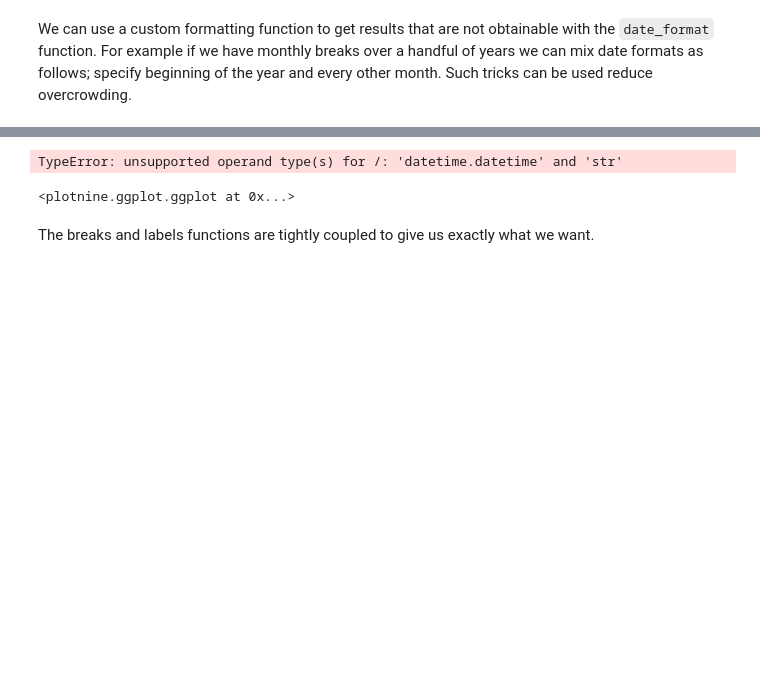
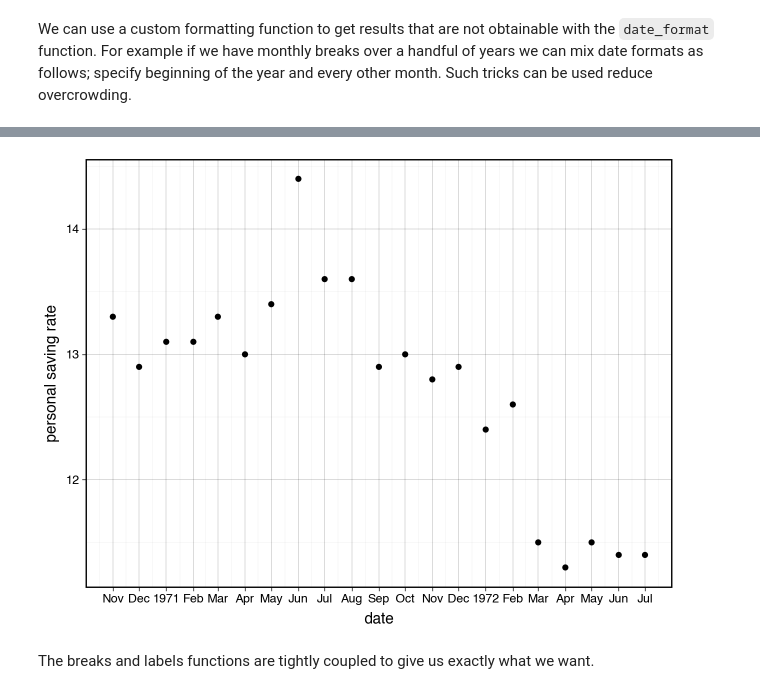
Before and after one commit to has2k1/plotnine-examples, a Jupyter notebook: plotnine_examples/tutorials/miscellaneous-manipulating-date-breaks-and-date-labels.ipynb, the cells around one changed output, grey strips where cells are left out. Cells and saved outputs as stored; diff of their text form; code cells hidden in the pictures; blank space fills up the shorter version.

```diff
--- a/plotnine_examples/tutorials/miscellaneous-manipulating-date-breaks-and-date-labels.ipynb
+++ b/plotnine_examples/tutorials/miscellaneous-manipulating-date-breaks-and-date-labels.ipynb
@@ -135,5 +130,5 @@ We can fix that by wrapping `date_breaks` around a filtering function.
 # %%
-def custom_date_format3(breaks):
+def custom_date_label3(breaks):
     """
     Function to format the date
     """
@@ -144,38 +139,37 @@ def custom_date_format3(breaks):
             fmt = "%Y"
         else:
             fmt = "%b"
 
         res.append(date.strftime(x, fmt))
 
     return res
 
 
-def custom_date_breaks(width=None):
+def custom_breaks_date(width=None):
     """
     Create a function that calculates date breaks
 
     It delegates the work to `date_breaks`
     """
 
     def filter_func(limits):
-        breaks = date_breaks(width)(limits)
+        breaks = breaks_date_width(width)(limits)
         # filter
         return [x for x in breaks if x.month % 2]
 
     return filter_func
 
 
 (
     ggplot(economics.loc[40:60, :])
     + geom_point(aes("date", "psavert"))
     + scale_x_datetime(  # modified
-        breaks=custom_date_breaks("1 months"), labels=custom_date_format3
+        breaks=breaks_date_width("1 months"), labels=custom_date_label3
     )
     + labs(y="personal saving rate")
 )
 # %% [output]
-TypeError: unsupported operand type(s) for /: 'datetime.datetime' and 'str'
-<plotnine.ggplot.ggplot at 0x...>
+[figure, added]
 # %% [markdown]
 The breaks and labels functions are tightly coupled to give us exactly what we want.
 # %% [markdown]
```
Also changed, not shown: parts of 7 cells of this notebook.
